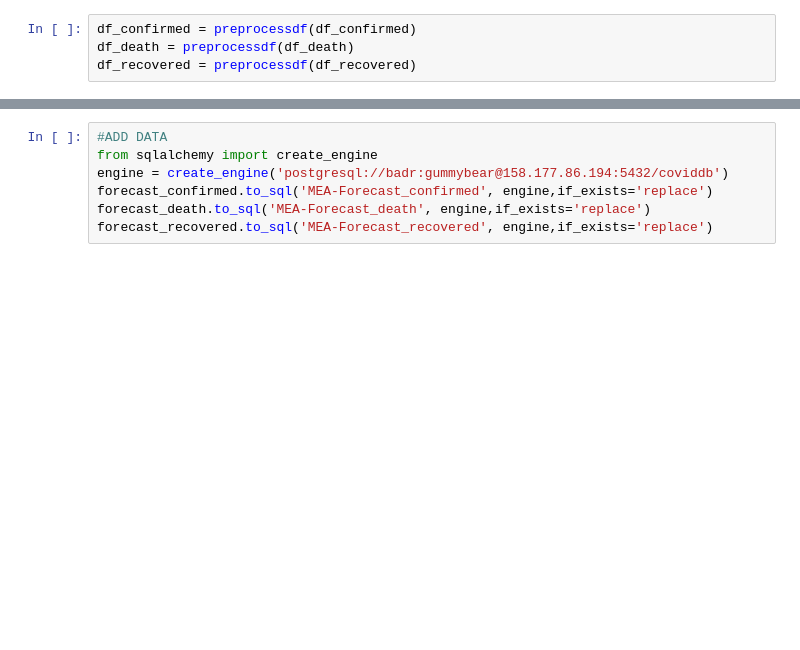
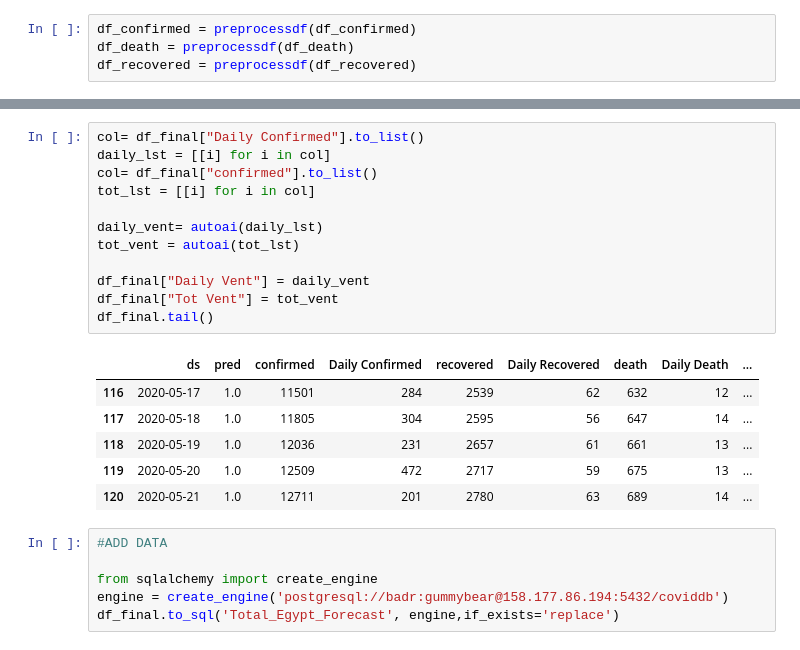
Before and after one commit to mohapard/Forecasting-Covid-19, a Jupyter notebook: Forecasting Egypt-Covid19.ipynb, the cells around one changed output, grey strips where cells are left out. Cells and saved outputs as stored; diff of their text form; blank space fills up the shorter version.

```diff
--- a/Forecasting Egypt-Covid19.ipynb
+++ b/Forecasting Egypt-Covid19.ipynb
@@ -125,7 +204,25 @@ Conversion of the second argument of issubdtype from `float` to `np.floating` is
+# %%
+col= df_final["Daily Confirmed"].to_list()
+daily_lst = [[i] for i in col]
+col= df_final["confirmed"].to_list()
+tot_lst = [[i] for i in col]
+
+daily_vent= autoai(daily_lst)
+tot_vent = autoai(tot_lst)
+
+df_final["Daily Vent"] = daily_vent
+df_final["Tot Vent"] = tot_vent
+df_final.tail()
+# %% [output]
+|  | ds | pred | confirmed | Daily Confirmed | recovered | Daily Recovered | death | Daily Death | ... |
+| 116 | 2020-05-17 | 1.0 | 11501 | 284 | 2539 | 62 | 632 | 12 | ... |
+| 117 | 2020-05-18 | 1.0 | 11805 | 304 | 2595 | 56 | 647 | 14 | ... |
+| 118 | 2020-05-19 | 1.0 | 12036 | 231 | 2657 | 61 | 661 | 13 | ... |
+| 119 | 2020-05-20 | 1.0 | 12509 | 472 | 2717 | 59 | 675 | 13 | ... |
+| 120 | 2020-05-21 | 1.0 | 12711 | 201 | 2780 | 63 | 689 | 14 | ... |
 # %%
 #ADD DATA
+
 from sqlalchemy import create_engine
 engine = create_engine('postgresql://badr:gummybear@158.177.86.194:5432/coviddb')
-forecast_confirmed.to_sql('MEA-Forecast_confirmed', engine,if_exists='replace')
-forecast_death.to_sql('MEA-Forecast_death', engine,if_exists='replace')
-forecast_recovered.to_sql('MEA-Forecast_recovered', engine,if_exists='replace')
+df_final.to_sql('Total_Egypt_Forecast', engine,if_exists='replace')
```
Also changed, not shown: parts of 14 cells of this notebook.
